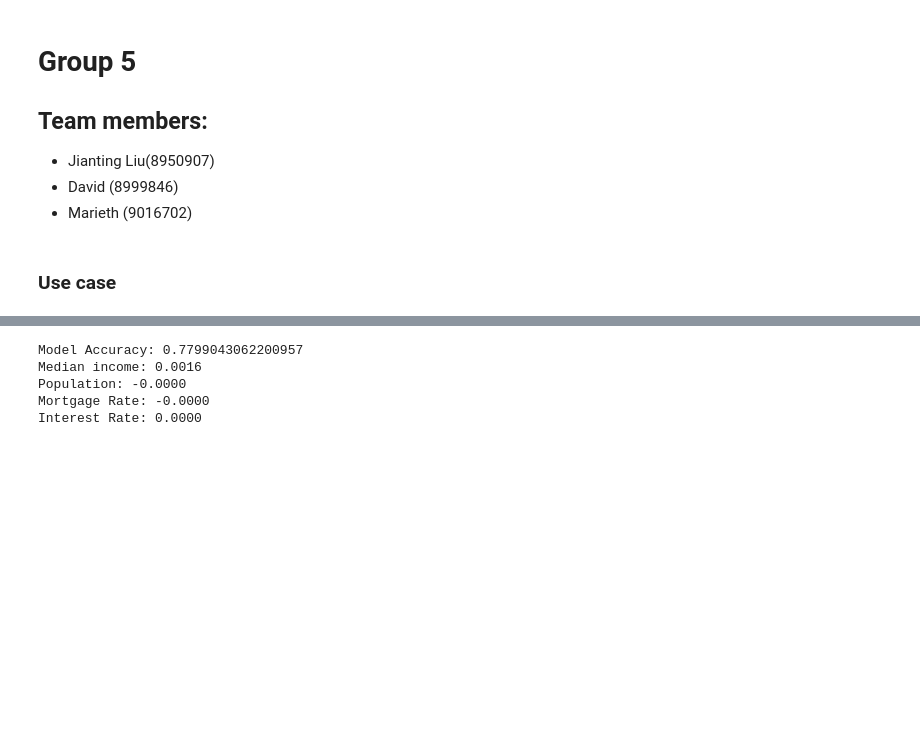
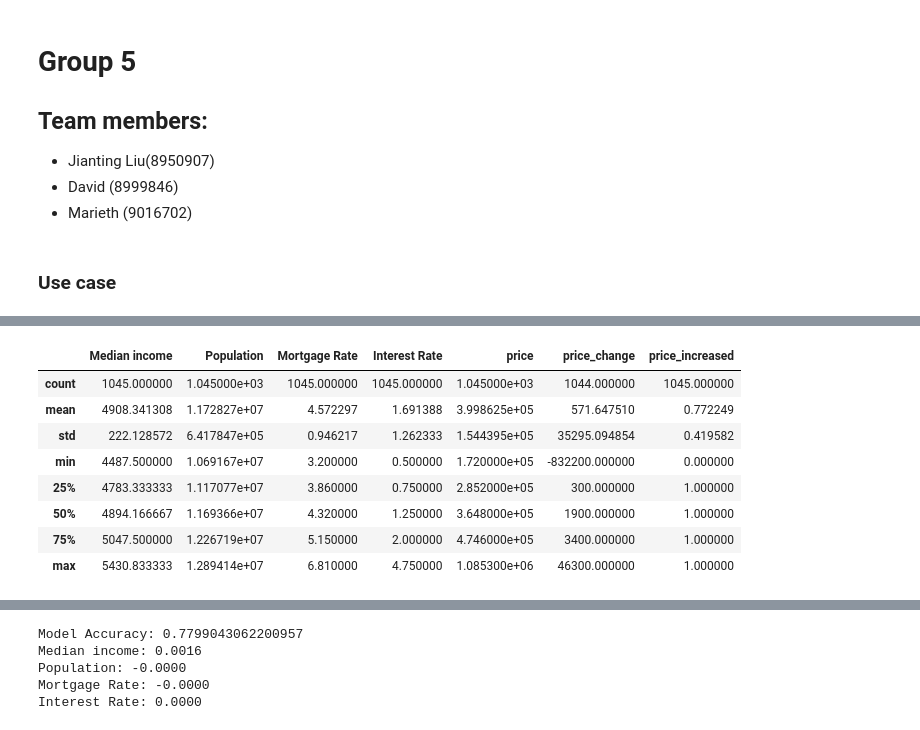
Before and after one commit to Jianting-Selina/PROG8430-1, a Jupyter notebook: presentationworkshop5.ipynb, the cells around one changed output, grey strips where cells are left out. Saved outputs shown, nothing was run; the diff lists cells and outputs as text; code cells hidden in the pictures; blank space fills up the shorter version.

```diff
--- a/presentationworkshop5.ipynb
+++ b/presentationworkshop5.ipynb
@@ -8,0 +49,12 @@
+# %%
+df.describe()
+# %% [output]
+|  | Median income | Population | Mortgage Rate | Interest Rate | price | price_change | price_increased |
+| count | 1045.000000 | 1.045000e+03 | 1045.000000 | 1045.000000 | 1.045000e+03 | 1044.000000 | 1045.000000 |
+| mean | 4908.341308 | 1.172827e+07 | 4.572297 | 1.691388 | 3.998625e+05 | 571.647510 | 0.772249 |
+| std | 222.128572 | 6.417847e+05 | 0.946217 | 1.262333 | 1.544395e+05 | 35295.094854 | 0.419582 |
+| min | 4487.500000 | 1.069167e+07 | 3.200000 | 0.500000 | 1.720000e+05 | -832200.000000 | 0.000000 |
+| 25% | 4783.333333 | 1.117077e+07 | 3.860000 | 0.750000 | 2.852000e+05 | 300.000000 | 1.000000 |
+| 50% | 4894.166667 | 1.169366e+07 | 4.320000 | 1.250000 | 3.648000e+05 | 1900.000000 | 1.000000 |
+| 75% | 5047.500000 | 1.226719e+07 | 5.150000 | 2.000000 | 4.746000e+05 | 3400.000000 | 1.000000 |
+| max | 5430.833333 | 1.289414e+07 | 6.810000 | 4.750000 | 1.085300e+06 | 46300.000000 | 1.000000 |
```
Also changed, not shown: parts of 6 cells of this notebook.
